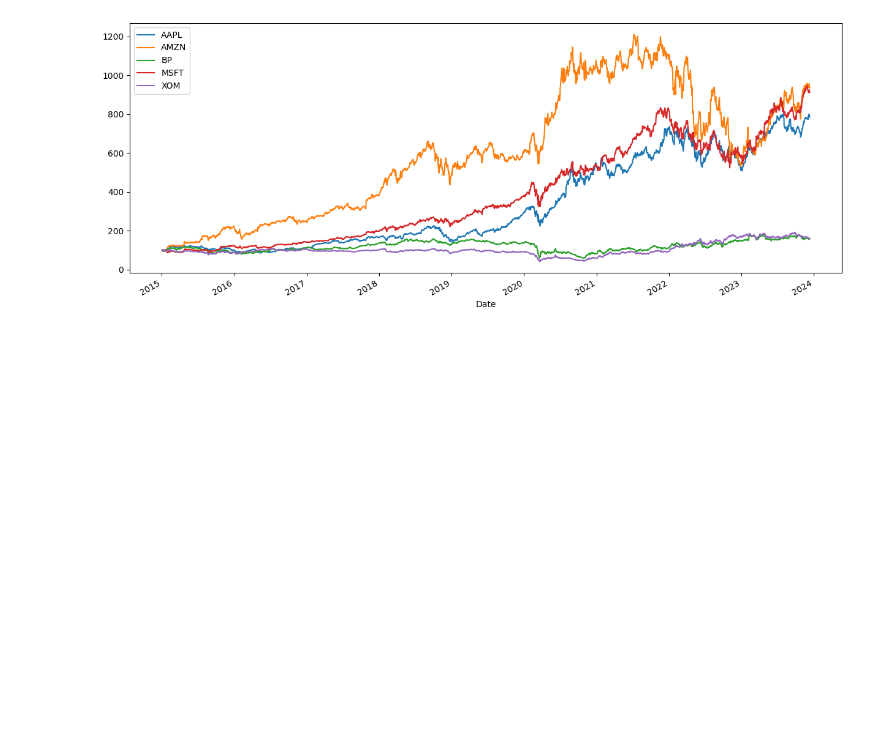
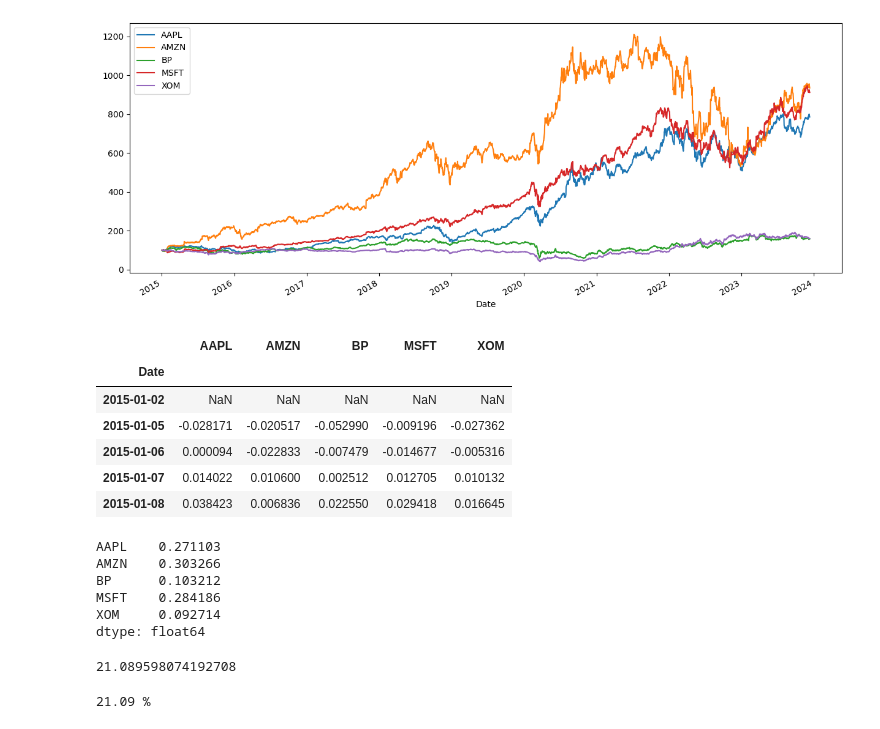
Before and after one commit to Ravindra1972/Anaytics-in-finance-using-Python, a Jupyter notebook: Return_and_Risk_of_a_Portfolio.ipynb, the cells around one changed output. Drawn from its saved outputs; the diff is of its cells as text; code cells hidden in the pictures; blank space fills up the shorter version.

```diff
--- a/Return_and_Risk_of_a_Portfolio.ipynb
+++ b/Return_and_Risk_of_a_Portfolio.ipynb
@@ -89,3 +89,15 @@ Name: 2015-01-02 00:00:00, dtype: float64
 plt.show()
 # %% [output]
 [figure]
+# %%
+#Calculating the Return of a Portfolio of Securities
+returns = (data / data.shift(1)) - 1
+returns.head()
+# %% [output]
+|  | AAPL | AMZN | BP | MSFT | XOM |
+| Date |  |  |  |  |  |
+| 2015-01-02 | NaN | NaN | NaN | NaN | NaN |
+| 2015-01-05 | -0.028171 | -0.020517 | -0.052990 | -0.009196 | -0.027362 |
+| 2015-01-06 | 0.000094 | -0.022833 | -0.007479 | -0.014677 | -0.005316 |
+| 2015-01-07 | 0.014022 | 0.010600 | 0.002512 | 0.012705 | 0.010132 |
+| 2015-01-08 | 0.038423 | 0.006836 | 0.022550 | 0.029418 | 0.016645 |
@@ -91,0 +107,21 @@ plt.show()
+# %%
+#Obtain the annual returns of each of the stocks and then calculate the dot product of these returns and the weights.
+annual_returns = returns.mean() * 250
+annual_returns
+# %% [output]
+AAPL    0.271103
+AMZN    0.303266
+BP      0.103212
+MSFT    0.284186
+XOM     0.092714
+dtype: float64
+# %%
+np.dot(annual_returns, weights)*100
+# %% [output]
+21.089598074192708
+# %%
+#Transform the result into a percentage form.
+pfolio_1 = str(round(np.dot(annual_returns, weights), 5) * 100) + ' %'
+print (pfolio_1)
+# %% [output]
+21.09 %
```
Also changed, not shown: parts of 22 cells of this notebook.
